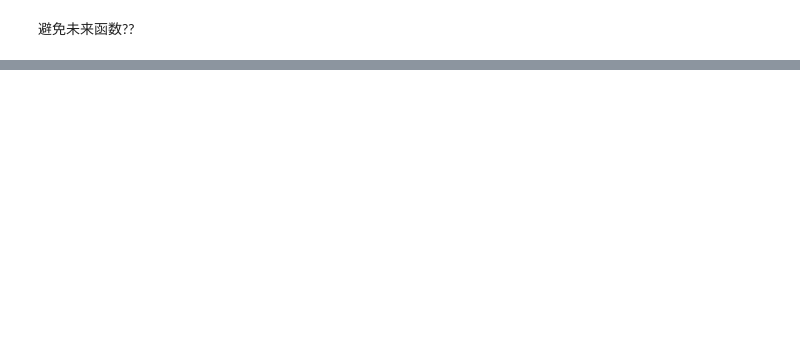
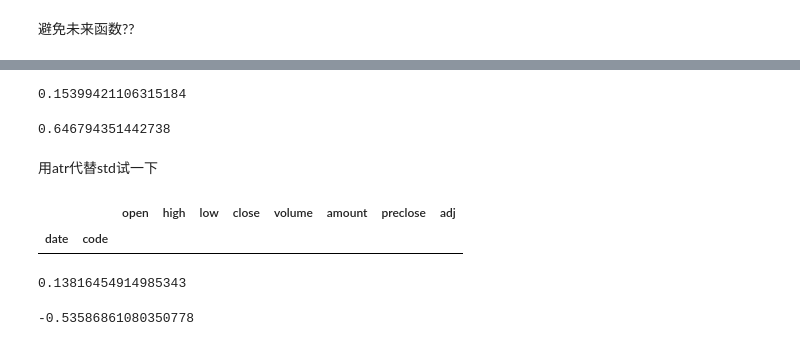
Before and after one commit to dxcv/strategy_research, a Jupyter notebook: holding/taihai.ipynb, the cells around one changed output, grey strips where cells are left out. Drawn from its saved outputs; the diff is of its cells as text; code cells hidden in the pictures; blank space fills up the shorter version.

```diff
--- a/holding/taihai.ipynb
+++ b/holding/taihai.ipynb
@@ -120,0 +282,12 @@ dtype: float64
+# %%
+((data_day_qfq.data[ind_neg].close - data_day_qfq.data[ind_neg].open) / \
+(data_day_qfq.data[ind_neg].open)).sum()
+# %% [output]
+0.15399421106315184
+# %%
+((data_day_qfq.data[ind_pos].open - data_day_qfq.data[ind_pos].close) / \
+(data_day_qfq.data[ind_pos].close)).sum()
+# %% [output]
+0.646794351442738
+# %% [markdown]
+用atr代替std试一下
@@ -120,0 +297,24 @@ dtype: float64
+# %%
+HIGH = data_day_qfq.high
+LOW = data_day_qfq.low
+CLOSE = data_day_qfq.close
+rolling_atr = ta.ATR(HIGH, LOW, CLOSE, timeperiod=90).shift(1)
+rolling_atr_divide_close = rolling_atr / CLOSE.shift(1)
+
+ind_atr_pos = (open_pre_close_diff.abs() > rolling_atr_divide_close) & (open_pre_close_diff >= 0)
+ind_atr_neg = (open_pre_close_diff.abs() > rolling_atr_divide_close) & (open_pre_close_diff < 0)
+# %%
+data_day_qfq.data[ind_atr_neg]
+# %% [output]
+|  |  | open | high | low | close | volume | amount | preclose | adj |
+| date | code |  |  |  |  |  |  |  |  |
+# %%
+((data_day_qfq.data[ind_atr_neg].close - data_day_qfq.data[ind_atr_neg].open) / \
+(data_day_qfq.data[ind_atr_neg].open)).sum()
+# %% [output]
+0.13816454914985343
+# %%
+((data_day_qfq.data[ind_atr_pos].close - data_day_qfq.data[ind_atr_pos].open) / \
+(data_day_qfq.data[ind_atr_pos].open)).sum()
+# %% [output]
+-0.53586861080350778
```
Also changed, not shown: parts of 26 cells of this notebook, 8 other files.
